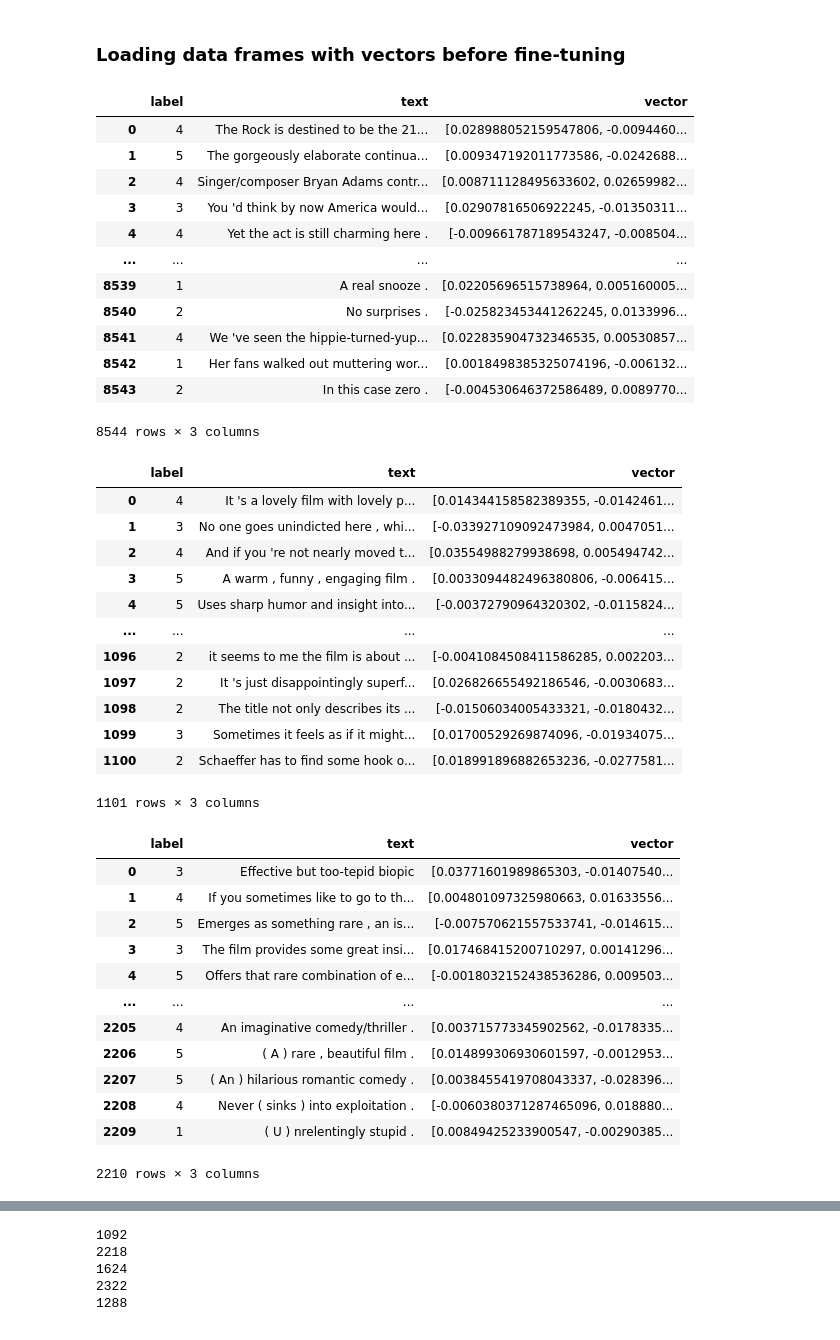
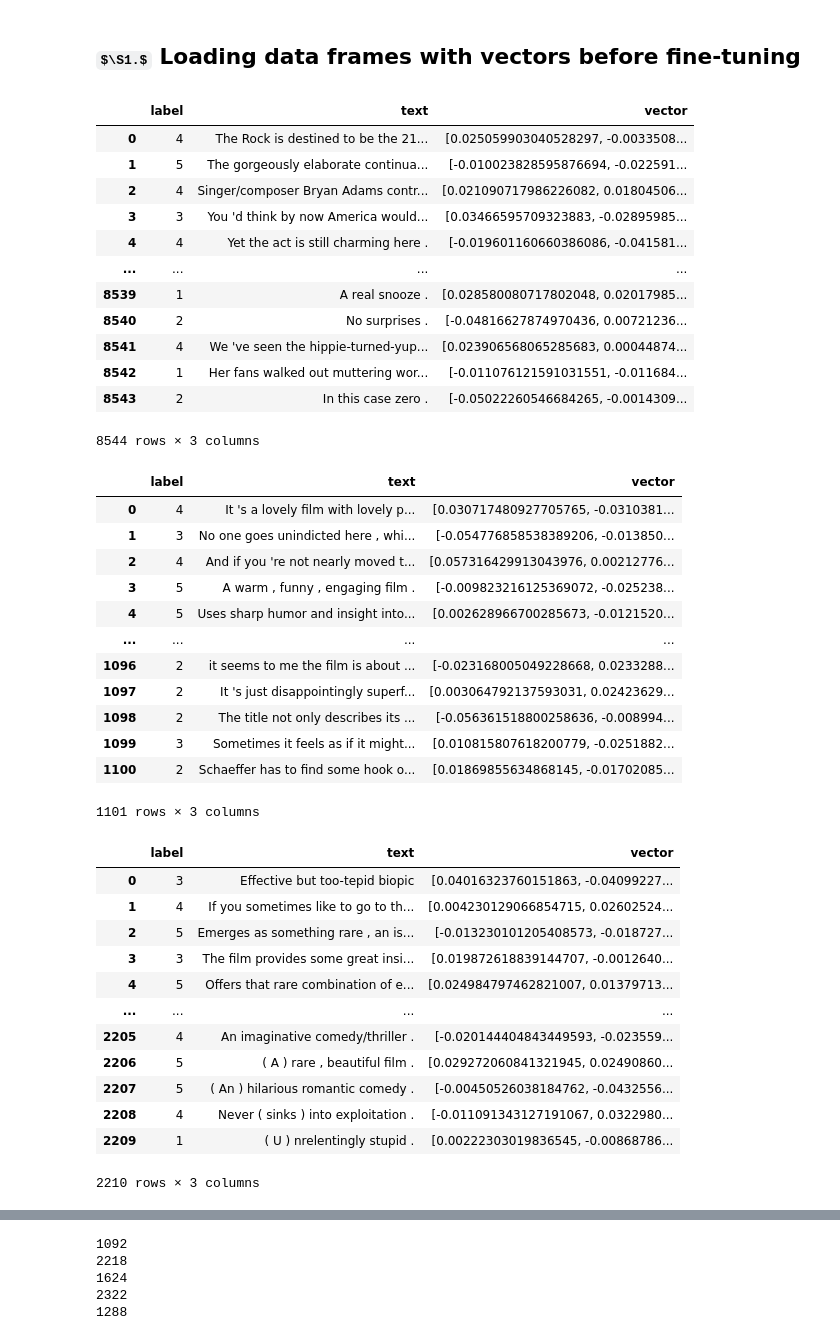
Before and after one commit to dhk628/erdos-deeplearning-sentimentanalysis, a Jupyter notebook: codes/gil/fine_tuning_sst-5.ipynb, the cells around one changed output, grey strips where cells are left out. Cells and saved outputs as stored; diff of their text form; code cells hidden in the pictures; some formulas as TeX source.

```diff
--- a/codes/gil/fine_tuning_sst-5.ipynb
+++ b/codes/gil/fine_tuning_sst-5.ipynb
@@ -1,2 +4,2 @@
 # %% [markdown]
-### Loading data frames with vectors before fine-tuning
+## $\S1.$ Loading data frames with vectors before fine-tuning
@@ -5,51 +6,51 @@ import pandas as pd
 # %%
-df_train = pd.read_parquet("SST-5_train.parquet")
+df_train = pd.read_parquet("SST-5_train_august10.parquet")
 df_train
 # %% [output]
 |  | label | text | vector |
-| 0 | 4 | The Rock is destined to be the 21... | [0.028988052159547806, -0.0094460... |
-| 1 | 5 | The gorgeously elaborate continua... | [0.009347192011773586, -0.0242688... |
-| 2 | 4 | Singer/composer Bryan Adams contr... | [0.008711128495633602, 0.02659982... |
-| 3 | 3 | You 'd think by now America would... | [0.02907816506922245, -0.01350311... |
-| 4 | 4 | Yet the act is still charming here . | [-0.009661787189543247, -0.008504... |
+| 0 | 4 | The Rock is destined to be the 21... | [0.025059903040528297, -0.0033508... |
+| 1 | 5 | The gorgeously elaborate continua... | [-0.010023828595876694, -0.022591... |
+| 2 | 4 | Singer/composer Bryan Adams contr... | [0.021090717986226082, 0.01804506... |
+| 3 | 3 | You 'd think by now America would... | [0.03466595709323883, -0.02895985... |
+| 4 | 4 | Yet the act is still charming here . | [-0.019601160660386086, -0.041581... |
 | ... | ... | ... | ... |
-| 8539 | 1 | A real snooze . | [0.02205696515738964, 0.005160005... |
-| 8540 | 2 | No surprises . | [-0.025823453441262245, 0.0133996... |
-| 8541 | 4 | We 've seen the hippie-turned-yup... | [0.022835904732346535, 0.00530857... |
-| 8542 | 1 | Her fans walked out muttering wor... | [0.0018498385325074196, -0.006132... |
-| 8543 | 2 | In this case zero . | [-0.004530646372586489, 0.0089770... |
+| 8539 | 1 | A real snooze . | [0.028580080717802048, 0.02017985... |
+| 8540 | 2 | No surprises . | [-0.04816627874970436, 0.00721236... |
+| 8541 | 4 | We 've seen the hippie-turned-yup... | [0.023906568065285683, 0.00044874... |
+| 8542 | 1 | Her fans walked out muttering wor... | [-0.011076121591031551, -0.011684... |
+| 8543 | 2 | In this case zero . | [-0.05022260546684265, -0.0014309... |
 8544 rows × 3 columns
 # %%
-df_val = pd.read_parquet("SST-5_validation.parquet")
+df_val = pd.read_parquet("SST-5_validation_august10.parquet")
 df_val
 # %% [output]
 |  | label | text | vector |
-| 0 | 4 | It 's a lovely film with lovely p... | [0.014344158582389355, -0.0142461... |
-| 1 | 3 | No one goes unindicted here , whi... | [-0.033927109092473984, 0.0047051... |
-| 2 | 4 | And if you 're not nearly moved t... | [0.03554988279938698, 0.005494742... |
-| 3 | 5 | A warm , funny , engaging film . | [0.0033094482496380806, -0.006415... |
-| 4 | 5 | Uses sharp humor and insight into... | [-0.00372790964320302, -0.0115824... |
+| 0 | 4 | It 's a lovely film with lovely p... | [0.030717480927705765, -0.0310381... |
+| 1 | 3 | No one goes unindicted here , whi... | [-0.054776858538389206, -0.013850... |
+| 2 | 4 | And if you 're not nearly moved t... | [0.057316429913043976, 0.00212776... |
+| 3 | 5 | A warm , funny , engaging film . | [-0.009823216125369072, -0.025238... |
+| 4 | 5 | Uses sharp humor and insight into... | [0.002628966700285673, -0.0121520... |
 | ... | ... | ... | ... |
-| 1096 | 2 | it seems to me the film is about ... | [-0.0041084508411586285, 0.002203... |
-| 1097 | 2 | It 's just disappointingly superf... | [0.026826655492186546, -0.0030683... |
-| 1098 | 2 | The title not only describes its ... | [-0.01506034005433321, -0.0180432... |
-| 1099 | 3 | Sometimes it feels as if it might... | [0.01700529269874096, -0.01934075... |
-| 1100 | 2 | Schaeffer has to find some hook o... | [0.018991896882653236, -0.0277581... |
+| 1096 | 2 | it seems to me the film is about ... | [-0.023168005049228668, 0.0233288... |
+| 1097 | 2 | It 's just disappointingly superf... | [0.003064792137593031, 0.02423629... |
+| 1098 | 2 | The title not only describes its ... | [-0.056361518800258636, -0.008994... |
+| 1099 | 3 | Sometimes it feels as if it might... | [0.010815807618200779, -0.0251882... |
+| 1100 | 2 | Schaeffer has to find some hook o... | [0.01869855634868145, -0.01702085... |
 1101 rows × 3 columns
 # %%
-df_test = pd.read_parquet("SST-5_test.parquet")
+df_test = pd.read_parquet("SST-5_test_august10.parquet")
 df_test
 # %% [output]
 |  | label | text | vector |
-| 0 | 3 | Effective but too-tepid biopic | [0.03771601989865303, -0.01407540... |
-| 1 | 4 | If you sometimes like to go to th... | [0.004801097325980663, 0.01633556... |
-| 2 | 5 | Emerges as something rare , an is... | [-0.007570621557533741, -0.014615... |
-| 3 | 3 | The film provides some great insi... | [0.017468415200710297, 0.00141296... |
-| 4 | 5 | Offers that rare combination of e... | [-0.0018032152438536286, 0.009503... |
+| 0 | 3 | Effective but too-tepid biopic | [0.04016323760151863, -0.04099227... |
+| 1 | 4 | If you sometimes like to go to th... | [0.004230129066854715, 0.02602524... |
+| 2 | 5 | Emerges as something rare , an is... | [-0.013230101205408573, -0.018727... |
+| 3 | 3 | The film provides some great insi... | [0.019872618839144707, -0.0012640... |
+| 4 | 5 | Offers that rare combination of e... | [0.024984797462821007, 0.01379713... |
 | ... | ... | ... | ... |
-| 2205 | 4 | An imaginative comedy/thriller . | [0.003715773345902562, -0.0178335... |
-| 2206 | 5 | ( A ) rare , beautiful film . | [0.014899306930601597, -0.0012953... |
-| 2207 | 5 | ( An ) hilarious romantic comedy . | [0.0038455419708043337, -0.028396... |
-| 2208 | 4 | Never ( sinks ) into exploitation . | [-0.0060380371287465096, 0.018880... |
-| 2209 | 1 | ( U ) nrelentingly stupid . | [0.00849425233900547, -0.00290385... |
+| 2205 | 4 | An imaginative comedy/thriller . | [-0.020144404843449593, -0.023559... |
+| 2206 | 5 | ( A ) rare , beautiful film . | [0.029272060841321945, 0.02490860... |
+| 2207 | 5 | ( An ) hilarious romantic comedy . | [-0.00450526038184762, -0.0432556... |
+| 2208 | 4 | Never ( sinks ) into exploitation . | [-0.011091343127191067, 0.0322980... |
+| 2209 | 1 | ( U ) nrelentingly stupid . | [0.00222303019836545, -0.00868786... |
 2210 rows × 3 columns
```
Also changed, not shown: parts of 24 cells of this notebook, 1 other file.
